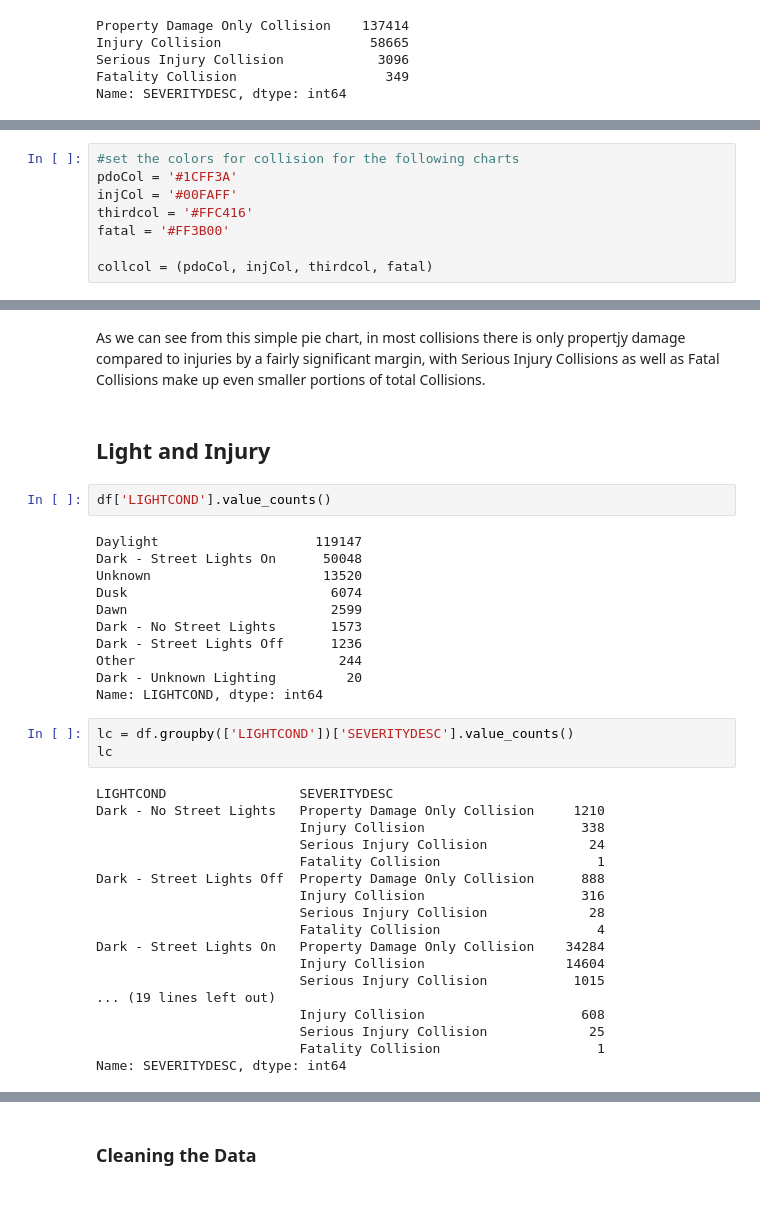
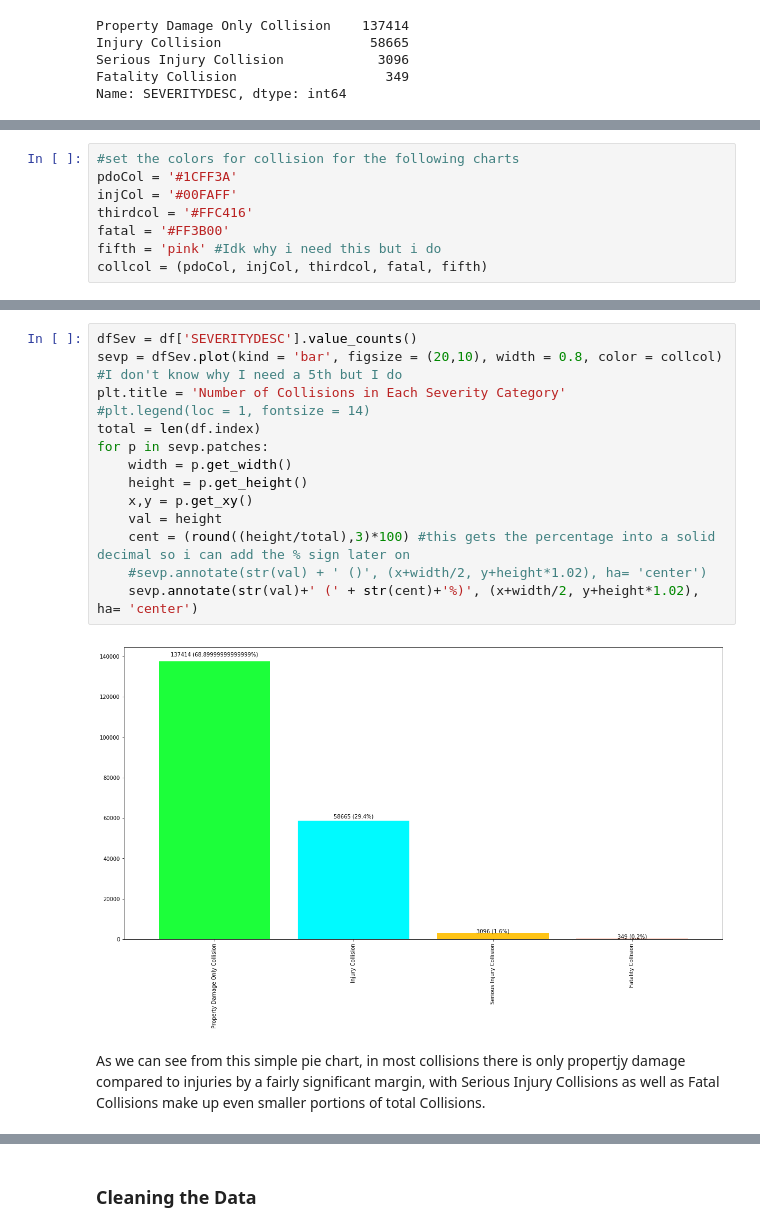
Before and after one commit to Flame-Sage/Coursera_Capstone, a Jupyter notebook: Capstone Notebook.ipynb, the cells around one changed output, grey strips where cells are left out. Cells and saved outputs as stored; diff of their text form; blank space fills up the shorter version.

```diff
--- a/Capstone Notebook.ipynb
+++ b/Capstone Notebook.ipynb
@@ -247,5 +236,5 @@ pdoCol = '#1CFF3A'
 injCol = '#00FAFF'
 thirdcol = '#FFC416'
 fatal = '#FF3B00'
-
-collcol = (pdoCol, injCol, thirdcol, fatal)
+fifth = 'pink' #Idk why i need this but i do
+collcol = (pdoCol, injCol, thirdcol, fatal, fifth)
@@ -265,38 +249,18 @@ dfSevP = dfSev.plot(kind = 'pie',
+# %%
+dfSev = df['SEVERITYDESC'].value_counts()
+sevp = dfSev.plot(kind = 'bar', figsize = (20,10), width = 0.8, color = collcol) #I don't know why I need a 5th but I do
+plt.title = 'Number of Collisions in Each Severity Category'
+#plt.legend(loc = 1, fontsize = 14)
+total = len(df.index)
+for p in sevp.patches:
+    width = p.get_width()
+    height = p.get_height()
+    x,y = p.get_xy()
+    val = height
+    cent = (round((height/total),3)*100) #this gets the percentage into a solid decimal so i can add the % sign later on
+    #sevp.annotate(str(val) + ' ()', (x+width/2, y+height*1.02), ha= 'center')
+    sevp.annotate(str(val)+' (' + str(cent)+'%)', (x+width/2, y+height*1.02), ha= 'center')
+# %% [output]
+[figure, added]
 # %% [markdown]
 As we can see from this simple pie chart, in most collisions there is only propertjy damage compared to injuries by a fairly significant margin, with Serious Injury Collisions as well as Fatal Collisions make up even smaller portions of total Collisions.
-# %% [markdown]
-## Light and Injury
-# %%
-df['LIGHTCOND'].value_counts()
-# %% [output]
-Daylight                    119147
-Dark - Street Lights On      50048
-Unknown                      13520
-Dusk                          6074
-Dawn                          2599
-Dark - No Street Lights       1573
-Dark - Street Lights Off      1236
-Other                          244
-Dark - Unknown Lighting         20
-Name: LIGHTCOND, dtype: int64
-# %%
-lc = df.groupby(['LIGHTCOND'])['SEVERITYDESC'].value_counts()
-lc
-# %% [output]
-LIGHTCOND                 SEVERITYDESC
-Dark - No Street Lights   Property Damage Only Collision     1210
-                          Injury Collision                    338
-                          Serious Injury Collision             24
-                          Fatality Collision                    1
-Dark - Street Lights Off  Property Damage Only Collision      888
-                          Injury Collision                    316
-                          Serious Injury Collision             28
-                          Fatality Collision                    4
-Dark - Street Lights On   Property Damage Only Collision    34284
-                          Injury Collision                  14604
-                          Serious Injury Collision           1015
-... (19 lines left out)
-                          Injury Collision                    608
-                          Serious Injury Collision             25
-                          Fatality Collision                    1
-Name: SEVERITYDESC, dtype: int64
```
Also changed, not shown: parts of 32 cells of this notebook.
